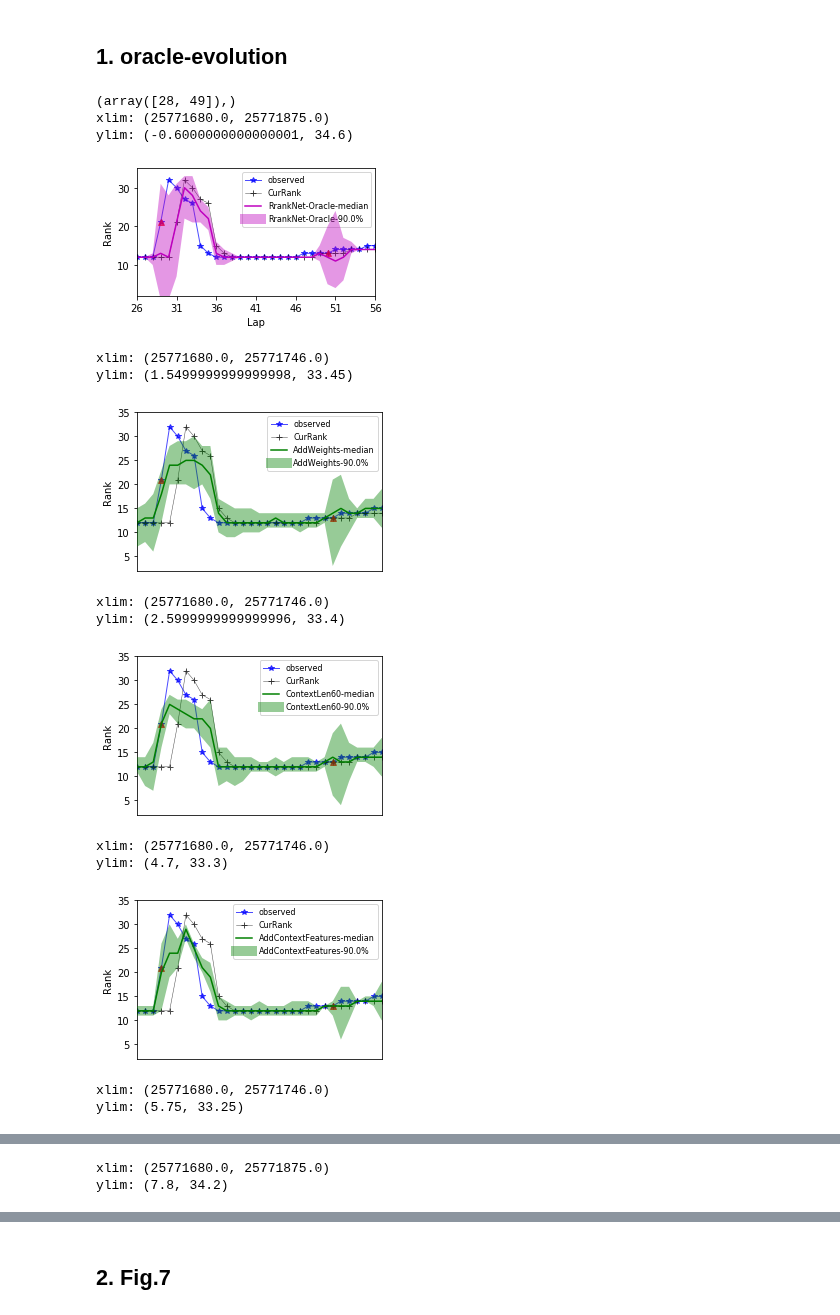
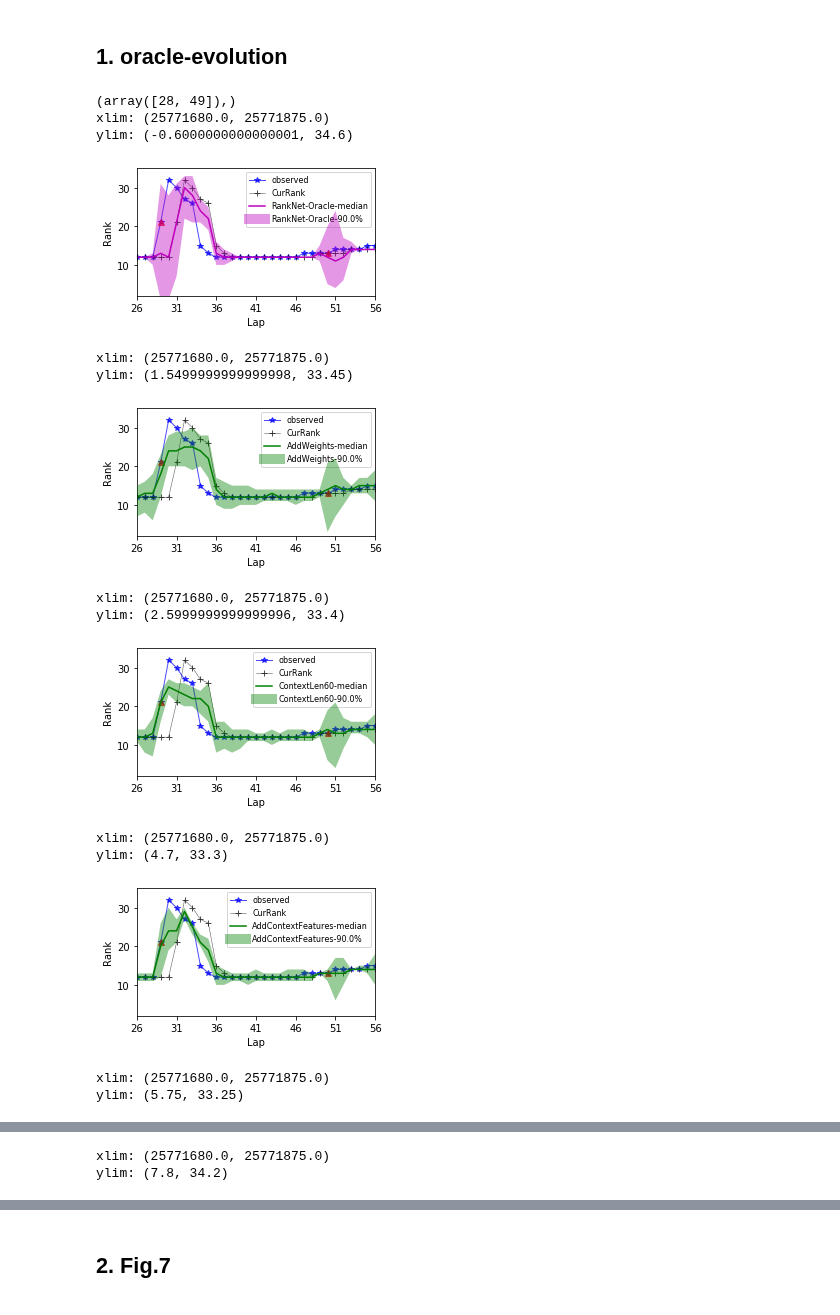
Before and after one commit to DSC-SPIDAL/rankpredictor, a Jupyter notebook: run/22.PaperFinal/notebook/RankNet-QuickTest-PaperFigs.ipynb, the cells around one changed output, grey strips where cells are left out. Drawn from its saved outputs; the diff is of its cells as text; code cells hidden in the pictures.

```diff
--- a/run/22.PaperFinal/notebook/RankNet-QuickTest-PaperFigs.ipynb
+++ b/run/22.PaperFinal/notebook/RankNet-QuickTest-PaperFigs.ipynb
@@ -665,24 +757,24 @@ for idx in range(len(alldata)):
 
 #draw it
 # %%
-plot_forecast_singles(tss, target,
+draw_evolution(tss, target,
                rootdir + 'output',
                    colors = ['m','g','g','g','g','g'],
-                   plabels= ['observed','RrankNet-Oracle','AddWeights','ContextLen60','AddContextFeatures','AddContextFeatures','AddShiftFeatures'],
+                   plabels= ['observed','RankNet-Oracle','AddWeights','ContextLen60','AddContextFeatures','AddContextFeatures','AddShiftFeatures'],
                    xlim_l=25,xlim_h=55,ylim_l = 2, ylim_h=35, xscale=1.25,showfig = True)
 # %% [output]
 (array([28, 49]),)
 xlim: (25771680.0, 25771875.0)
 ylim: (-0.6000000000000001, 34.6)
-[figure, old version]
+[figure, new version]
-xlim: (25771680.0, 25771746.0)
+xlim: (25771680.0, 25771875.0)
 ylim: (1.5499999999999998, 33.45)
-[figure, old version]
+[figure, new version]
-xlim: (25771680.0, 25771746.0)
+xlim: (25771680.0, 25771875.0)
 ylim: (2.5999999999999996, 33.4)
-[figure, old version]
+[figure, new version]
-xlim: (25771680.0, 25771746.0)
+xlim: (25771680.0, 25771875.0)
 ylim: (4.7, 33.3)
-[figure, old version]
+[figure, new version]
-xlim: (25771680.0, 25771746.0)
+xlim: (25771680.0, 25771875.0)
 ylim: (5.75, 33.25)
```
Also changed, not shown: parts of 2 cells of this notebook, 7 other files.
